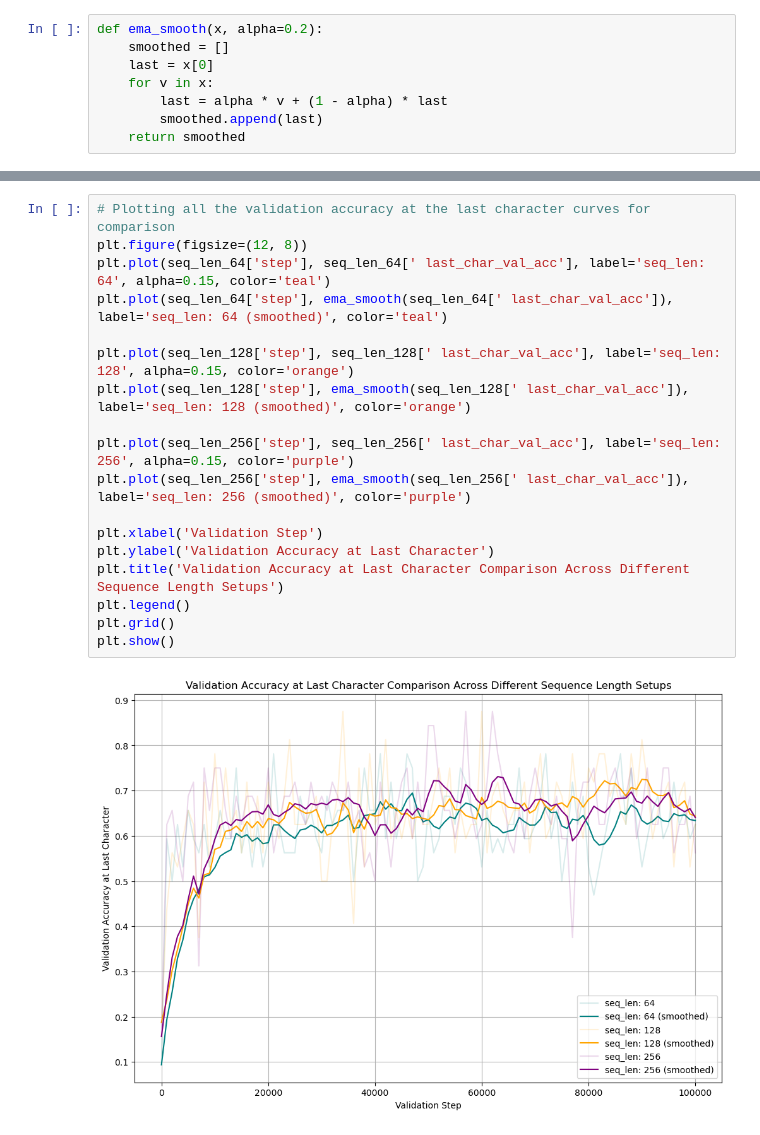
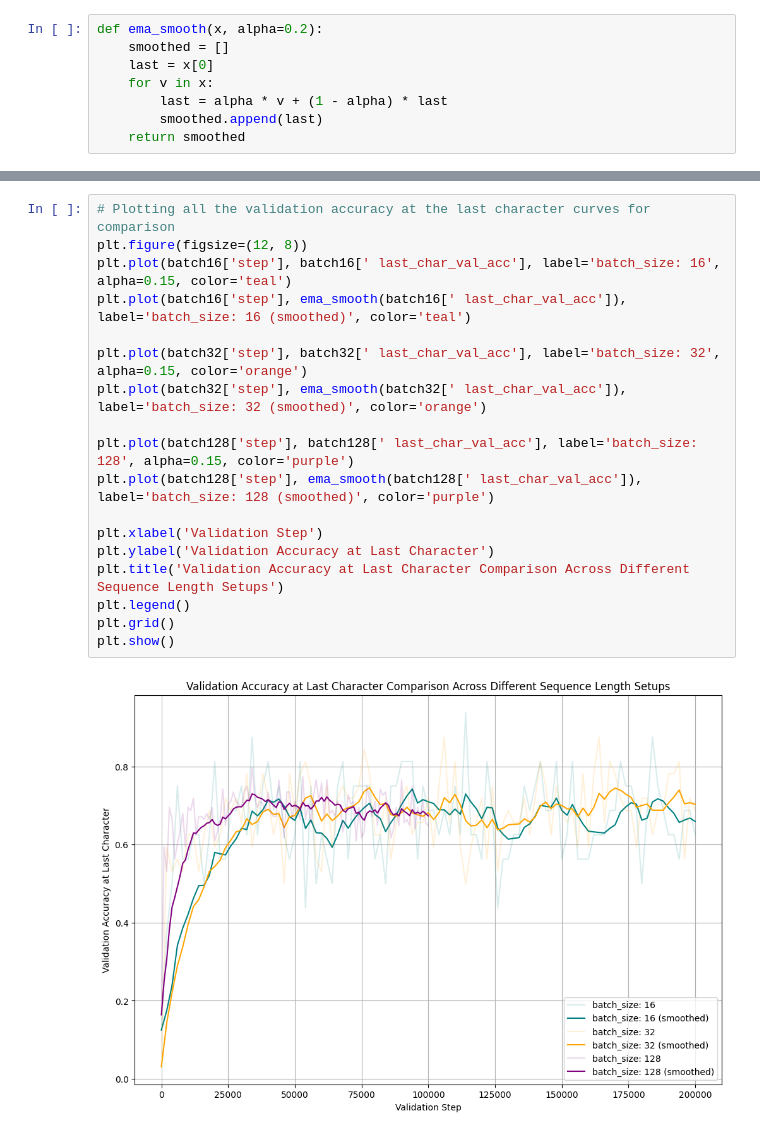
Before and after one commit to robbiechia/character_LLM, a Jupyter notebook: hyperparameter_tuning/1.batch_size/results_comparison.ipynb, the cells around one changed output, grey strips where cells are left out. Cells and saved outputs as stored; diff of their text form.

Commit message:
change result comparison for batch size

```diff
--- a/hyperparameter_tuning/1.batch_size/results_comparison.ipynb
+++ b/hyperparameter_tuning/1.batch_size/results_comparison.ipynb
@@ -67,20 +67,20 @@ plt.show()
 # %%
 # Plotting all the validation accuracy at the last character curves for comparison
 plt.figure(figsize=(12, 8))
-plt.plot(seq_len_64['step'], seq_len_64[' last_char_val_acc'], label='seq_len: 64', alpha=0.15, color='teal')
-plt.plot(seq_len_64['step'], ema_smooth(seq_len_64[' last_char_val_acc']), label='seq_len: 64 (smoothed)', color='teal')
+plt.plot(batch16['step'], batch16[' last_char_val_acc'], label='batch_size: 16', alpha=0.15, color='teal')
+plt.plot(batch16['step'], ema_smooth(batch16[' last_char_val_acc']), label='batch_size: 16 (smoothed)', color='teal')
 
-plt.plot(seq_len_128['step'], seq_len_128[' last_char_val_acc'], label='seq_len: 128', alpha=0.15, color='orange')
-plt.plot(seq_len_128['step'], ema_smooth(seq_len_128[' last_char_val_acc']), label='seq_len: 128 (smoothed)', color='orange')
+plt.plot(batch32['step'], batch32[' last_char_val_acc'], label='batch_size: 32', alpha=0.15, color='orange')
+plt.plot(batch32['step'], ema_smooth(batch32[' last_char_val_acc']), label='batch_size: 32 (smoothed)', color='orange')
 
-plt.plot(seq_len_256['step'], seq_len_256[' last_char_val_acc'], label='seq_len: 256', alpha=0.15, color='purple')
-plt.plot(seq_len_256['step'], ema_smooth(seq_len_256[' last_char_val_acc']), label='seq_len: 256 (smoothed)', color='purple')
+plt.plot(batch128['step'], batch128[' last_char_val_acc'], label='batch_size: 128', alpha=0.15, color='purple')
+plt.plot(batch128['step'], ema_smooth(batch128[' last_char_val_acc']), label='batch_size: 128 (smoothed)', color='purple')
 
 plt.xlabel('Validation Step')
 plt.ylabel('Validation Accuracy at Last Character')
 plt.title('Validation Accuracy at Last Character Comparison Across Different Sequence Length Setups')
 plt.legend()
 plt.grid()
 plt.show()
 # %% [output]
-[figure, old version]
+[figure, new version]
```
Also changed, not shown: parts of 2 cells of this notebook.
